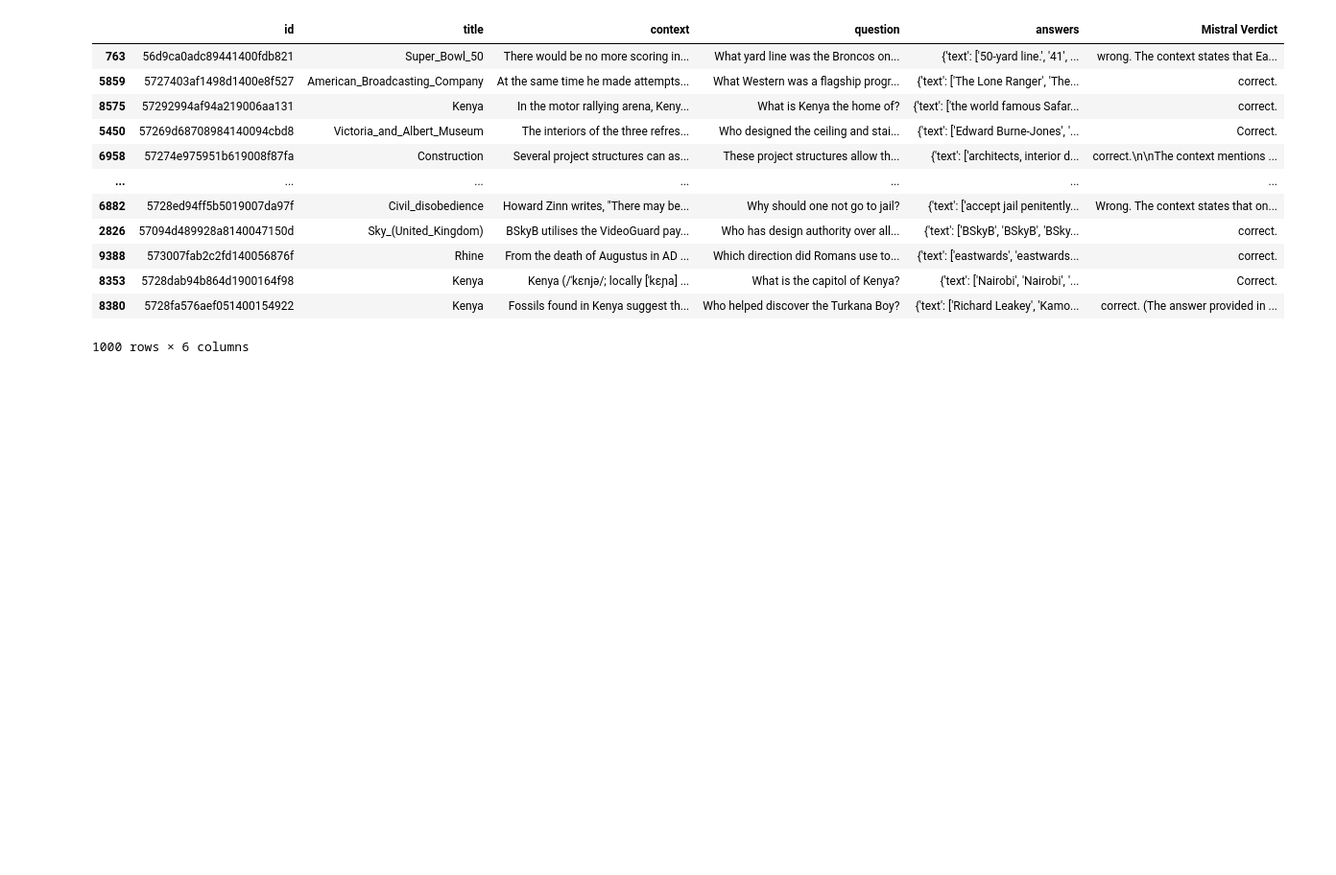
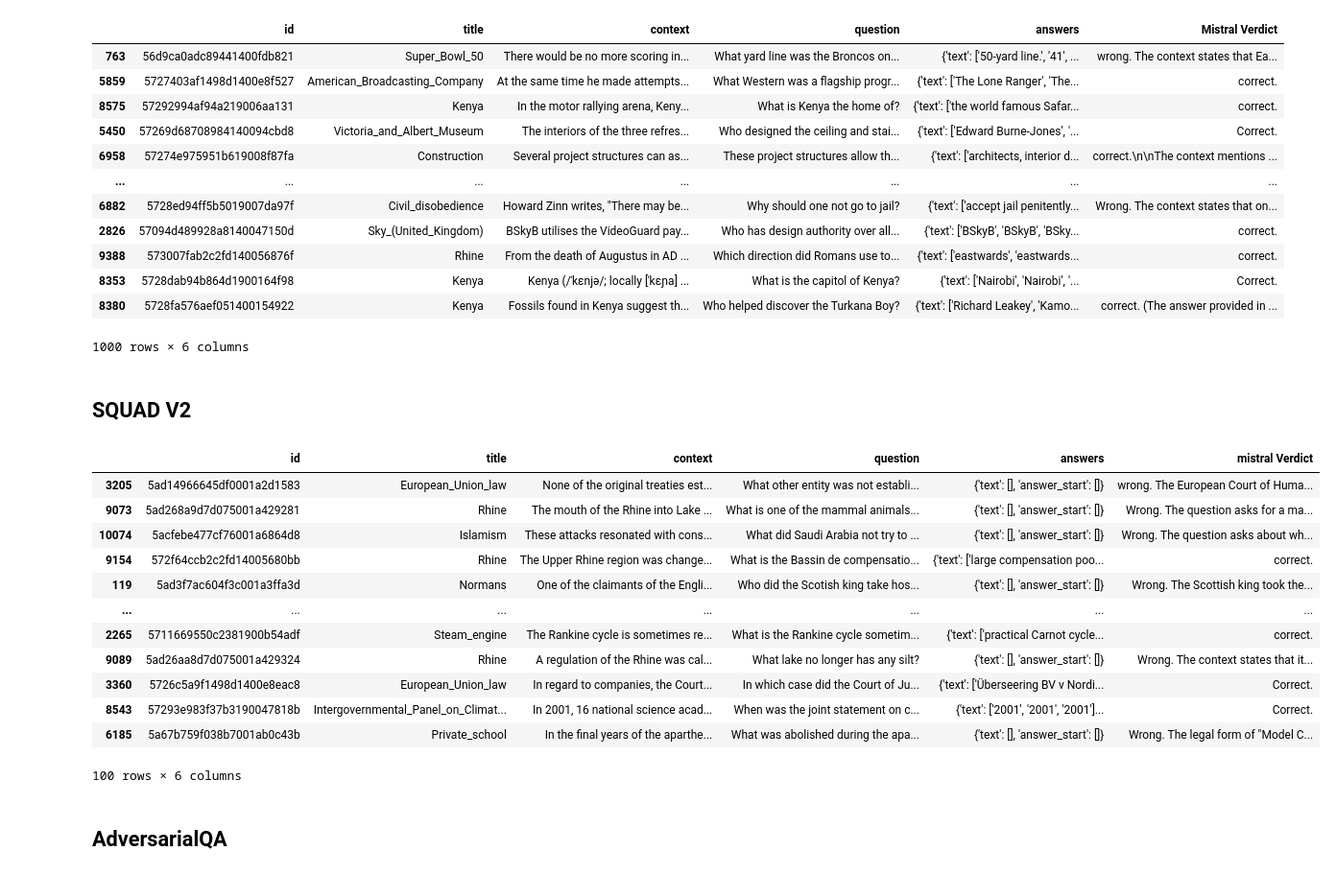
Before and after one commit to jayantaadhikary/dataset-error-reduction, a Jupyter notebook: LocalLLM/ollama/ollama_correct_prompt.ipynb, the cells around one changed output. Shown: that part at 96% size. Drawn from its saved outputs; the diff is of its cells as text; code cells hidden in the pictures; blank space fills up the shorter version.

Commit message:
ollama adversarialqa test

```diff
--- a/LocalLLM/ollama/ollama_correct_prompt.ipynb
+++ b/LocalLLM/ollama/ollama_correct_prompt.ipynb
@@ -98,3 +100,29 @@ validationDf
 1000 rows × 6 columns
 # %%
 validationDf.to_csv("squad_correct_wrong_prompt_mistral.csv")
+# %% [markdown]
+## SQUAD V2
+# %%
+squadV2 = load_dataset("rajpurkar/squad_v2")
+# %%
+v2Validation = pd.DataFrame(squadV2['validation']).sample(n=100)
+# %%
+v2Validation["mistral Verdict"] = v2Validation.apply(getModelFeedback, model="mistral", axis=1)
+# %%
+v2Validation
+# %% [output]
+|  | id | title | context | question | answers | mistral Verdict |
+| 3205 | 5ad14966645df0001a2d1583 | European_Union_law | None of the original treaties est... | What other entity was not establi... | {'text': [], 'answer_start': []} | wrong. The European Court of Huma... |
+| 9073 | 5ad268a9d7d075001a429281 | Rhine | The mouth of the Rhine into Lake ... | What is one of the mammal animals... | {'text': [], 'answer_start': []} | Wrong. The question asks for a ma... |
+| 10074 | 5acfebe477cf76001a6864d8 | Islamism | These attacks resonated with cons... | What did Saudi Arabia not try to ... | {'text': [], 'answer_start': []} | Wrong. The question asks about wh... |
+| 9154 | 572f64ccb2c2fd14005680bb | Rhine | The Upper Rhine region was change... | What is the Bassin de compensatio... | {'text': ['large compensation poo... | correct. |
+| 119 | 5ad3f7ac604f3c001a3ffa3d | Normans | One of the claimants of the Engli... | Who did the Scotish king take hos... | {'text': [], 'answer_start': []} | Wrong. The Scottish king took the... |
+| ... | ... | ... | ... | ... | ... | ... |
+| 2265 | 5711669550c2381900b54adf | Steam_engine | The Rankine cycle is sometimes re... | What is the Rankine cycle sometim... | {'text': ['practical Carnot cycle... | correct. |
+| 9089 | 5ad26aa8d7d075001a429324 | Rhine | A regulation of the Rhine was cal... | What lake no longer has any silt? | {'text': [], 'answer_start': []} | Wrong. The context states that it... |
+| 3360 | 5726c5a9f1498d1400e8eac8 | European_Union_law | In regard to companies, the Court... | In which case did the Court of Ju... | {'text': ['Überseering BV v Nordi... | Correct. |
+| 8543 | 57293e983f37b3190047818b | Intergovernmental_Panel_on_Climat... | In 2001, 16 national science acad... | When was the joint statement on c... | {'text': ['2001', '2001', '2001']... | Correct. |
+| 6185 | 5a67b759f038b7001ab0c43b | Private_school | In the final years of the aparthe... | What was abolished during the apa... | {'text': [], 'answer_start': []} | Wrong. The legal form of "Model C... |
+100 rows × 6 columns
+# %% [markdown]
+## AdversarialQA
```
Also changed, not shown: parts of 6 cells of this notebook.
